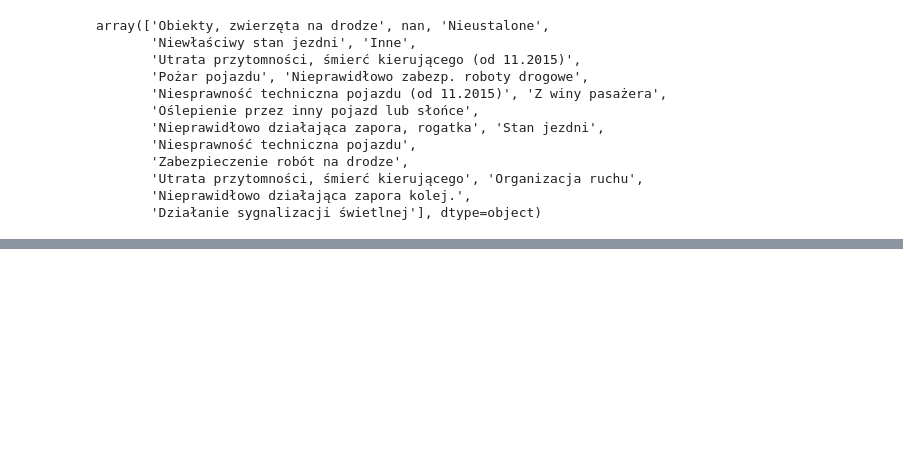
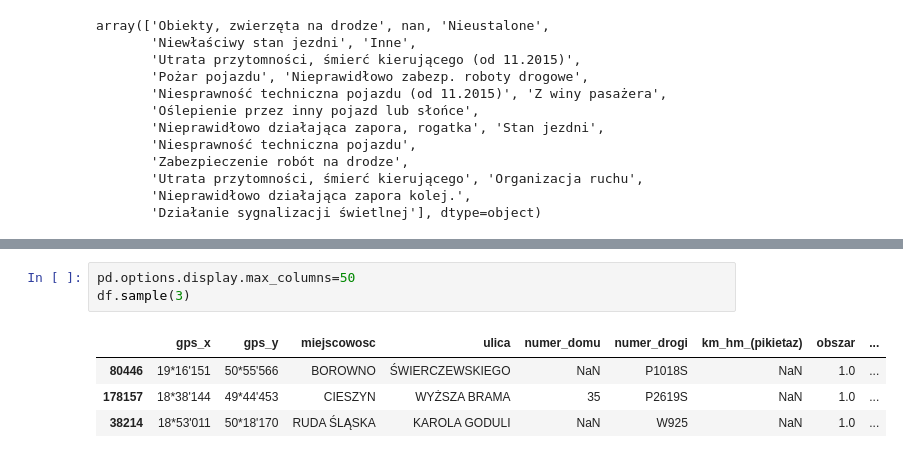
Before and after one commit to mgurg/DWC_KTW, a Jupyter notebook: Accidents/A_01.ipynb, the cells around one changed output, grey strips where cells are left out. Drawn from its saved outputs; the diff is of its cells as text; blank space fills up the shorter version.

```diff
--- a/Accidents/A_01.ipynb
+++ b/Accidents/A_01.ipynb
@@ -689,0 +840,8 @@ df['wypadki'] = df['Liczba wypadków']
+# %%
+pd.options.display.max_columns=50
+df.sample(3)
+# %% [output]
+|  | gps_x | gps_y | miejscowosc | ulica | numer_domu | numer_drogi | km_hm_(pikietaz) | obszar | ... |
+| 80446 | 19*16'151 | 50*55'566 | BOROWNO | ŚWIERCZEWSKIEGO | NaN | P1018S | NaN | 1.0 | ... |
+| 178157 | 18*38'144 | 49*44'453 | CIESZYN | WYŻSZA BRAMA | 35 | P2619S | NaN | 1.0 | ... |
+| 38214 | 18*53'011 | 50*18'170 | RUDA ŚLĄSKA | KAROLA GODULI | NaN | W925 | NaN | 1.0 | ... |
```
Also changed, not shown: parts of 50 cells of this notebook, 2 other files.
